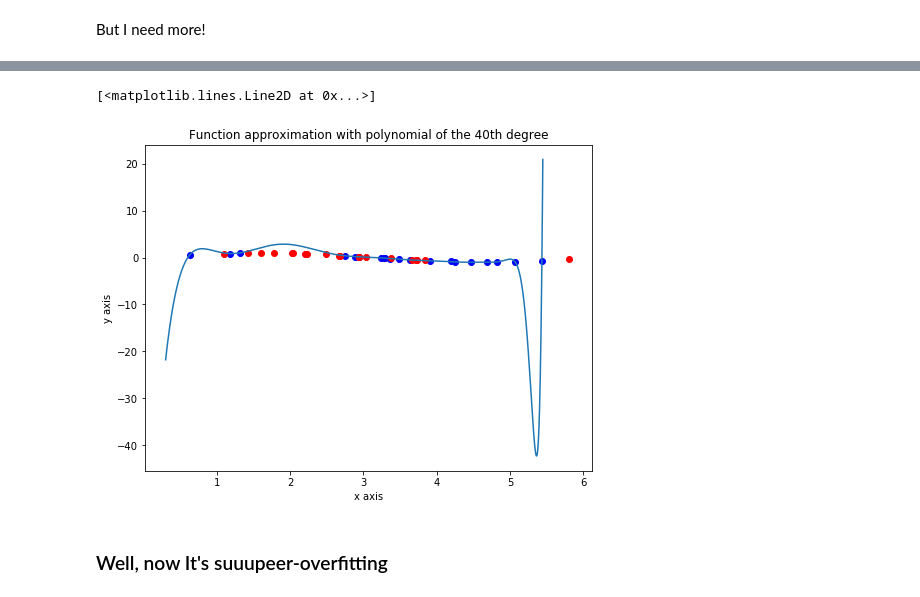
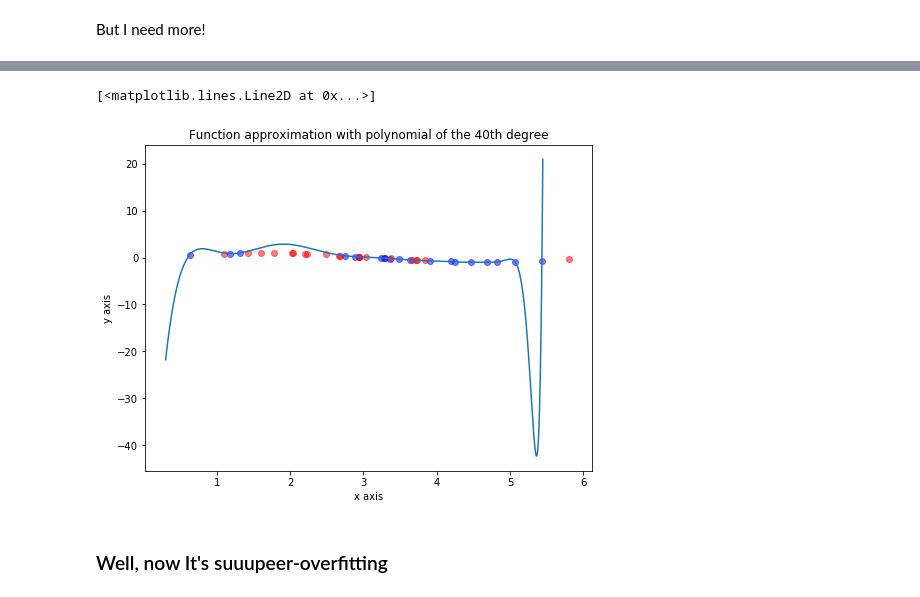
Before and after one commit to anrodigina/SQuAD, a Jupyter notebook: lab-1.ipynb, the cells around one changed output, grey strips where cells are left out. Saved outputs shown, nothing was run; the diff lists cells and outputs as text; code cells hidden in the pictures.

```diff
--- a/lab-1.ipynb
+++ b/lab-1.ipynb
@@ -258,16 +258,16 @@ array([  7.65880622e-25,   2.94727098e-24,  -7.22707913e-23,
 # %%
 weird_x_plot = np.arange(0.3, 5.45, 0.001)
 weird_y_plot = [f(weird_solution, x) for x in weird_x_plot]
 plt.figure(figsize=(8, 6))
 plt.title("Function approximation with polynomial of the 40th degree")
 plt.xlabel("x axis")
 plt.ylabel("y axis")
-plt.scatter(x_axis, y_axis, color='blue')
-plt.scatter(x_val, y_val, color='red')
+plt.scatter(x_axis, y_axis,color='b', alpha=0.5)
+plt.scatter(x_val, y_val, color='r', alpha=0.5)
 plt.plot(weird_x_plot, weird_y_plot)
 # %% [output]
 [<matplotlib.lines.Line2D at 0x...>]
-[figure, old version]
+[figure, new version]
 # %% [markdown]
 ### Well, now It's suuupeer-overfitting
 # %%
```
Also changed, not shown: parts of 19 cells of this notebook.
